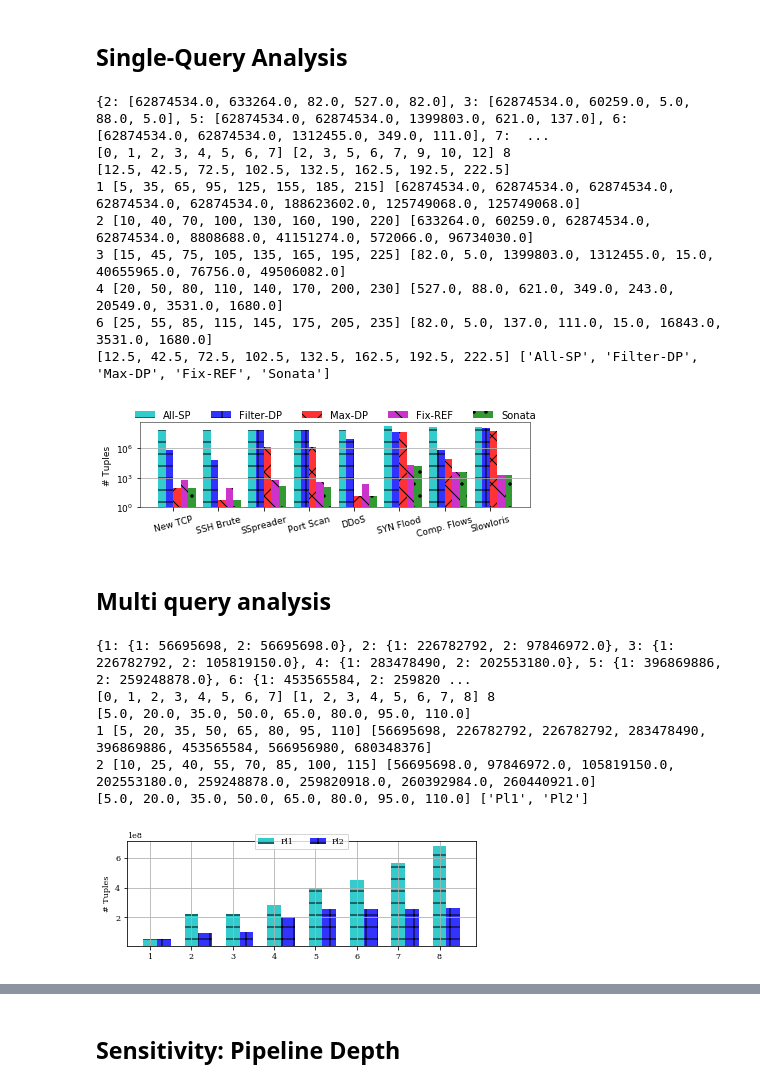
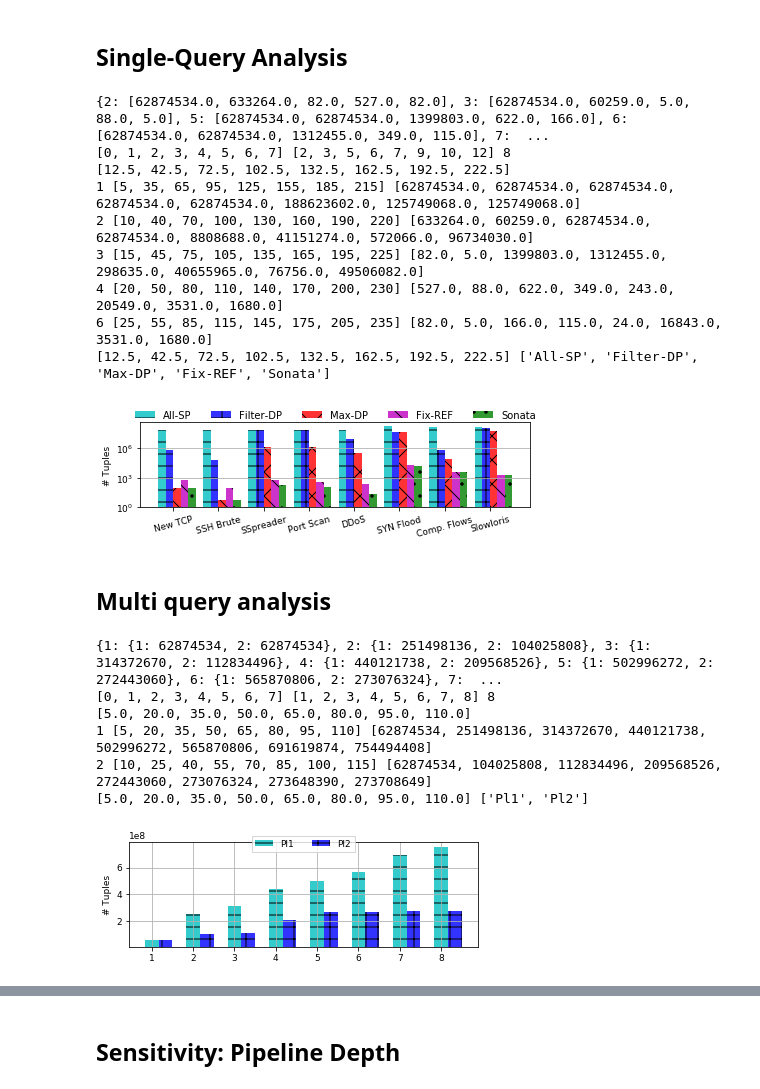
Before and after one commit to agupta13/SONATA-DEV, a Jupyter notebook: analysis/performance_eval/plot_results/plot_results.ipynb, the cells around one changed output, grey strips where cells are left out. Cells and saved outputs as stored; diff of their text form; code cells hidden in the pictures.

```diff
--- a/analysis/performance_eval/plot_results/plot_results.ipynb
+++ b/analysis/performance_eval/plot_results/plot_results.ipynb
@@ -313,6 +313,25 @@ bits_max_register = 0.75 * bits_max_stage
 M = 2048
 """
 
+data = {
+        2: {1: [62874534], 2: [633264], 3: [82], 4: [527], 6: [82]},
+        3: {1: [62874534], 2: [60259], 3: [5], 4: [88], 6: [5]},
+        5: {1: [62874534], 2: [62874534], 3: [1399803], 4: [622], 6: [166]},
+        6: {1: [62874534], 2: [62874534], 3: [1312455], 4: [349], 6: [115]},
+        7: {1: [62874534], 2: [8808688], 3: [298635], 4: [243], 6: [24]},
+        9: {1: [188623602], 2: [41151274], 3: [40655965], 4: [20549], 6: [16843]},
+        10: {1: [125749068], 2: [572066], 3: [76756], 4: [3531], 6: [3531]},
+        12: {1: [125749068], 2: [96734030], 3: [49506082], 4: [1680], 6: [1680]}
+    }
+"""
+sigma_max = 16
+width_max = 4
+bits_max_stage = 8 * 1000000
+bits_max_register = 0.5 * bits_max_stage
+M = 2048
+ref_levels = [0, 4, 8, 12, 16, 20, 24, 28, 32]
+"""
+
 matplotlib.rcParams['font.size']= 9
 
 apps = [2,3,5,6,7, 9, 10, 12]
@@ -389,16 +408,16 @@ def draw_plots(data, modes, modes_2_labels):
 plot_data = get_plot_data(data)
 draw_plots(plot_data, modes, modes_2_labels)
 # %% [output]
-{2: [62874534.0, 633264.0, 82.0, 527.0, 82.0], 3: [62874534.0, 60259.0, 5.0, 88.0, 5.0], 5: [62874534.0, 62874534.0, 1399803.0, 621.0, 137.0], 6: [62874534.0, 62874534.0, 1312455.0, 349.0, 111.0], 7:  ...
+{2: [62874534.0, 633264.0, 82.0, 527.0, 82.0], 3: [62874534.0, 60259.0, 5.0, 88.0, 5.0], 5: [62874534.0, 62874534.0, 1399803.0, 622.0, 166.0], 6: [62874534.0, 62874534.0, 1312455.0, 349.0, 115.0], 7:  ...
 [0, 1, 2, 3, 4, 5, 6, 7] [2, 3, 5, 6, 7, 9, 10, 12] 8
 [12.5, 42.5, 72.5, 102.5, 132.5, 162.5, 192.5, 222.5]
 1 [5, 35, 65, 95, 125, 155, 185, 215] [62874534.0, 62874534.0, 62874534.0, 62874534.0, 62874534.0, 188623602.0, 125749068.0, 125749068.0]
 2 [10, 40, 70, 100, 130, 160, 190, 220] [633264.0, 60259.0, 62874534.0, 62874534.0, 8808688.0, 41151274.0, 572066.0, 96734030.0]
-3 [15, 45, 75, 105, 135, 165, 195, 225] [82.0, 5.0, 1399803.0, 1312455.0, 15.0, 40655965.0, 76756.0, 49506082.0]
-4 [20, 50, 80, 110, 140, 170, 200, 230] [527.0, 88.0, 621.0, 349.0, 243.0, 20549.0, 3531.0, 1680.0]
-6 [25, 55, 85, 115, 145, 175, 205, 235] [82.0, 5.0, 137.0, 111.0, 15.0, 16843.0, 3531.0, 1680.0]
+3 [15, 45, 75, 105, 135, 165, 195, 225] [82.0, 5.0, 1399803.0, 1312455.0, 298635.0, 40655965.0, 76756.0, 49506082.0]
+4 [20, 50, 80, 110, 140, 170, 200, 230] [527.0, 88.0, 622.0, 349.0, 243.0, 20549.0, 3531.0, 1680.0]
+6 [25, 55, 85, 115, 145, 175, 205, 235] [82.0, 5.0, 166.0, 115.0, 24.0, 16843.0, 3531.0, 1680.0]
 [12.5, 42.5, 72.5, 102.5, 132.5, 162.5, 192.5, 222.5] ['All-SP', 'Filter-DP', 'Max-DP', 'Fix-REF', 'Sonata']
-[figure, old version]
+[figure, new version]
 # %% [markdown]
 ## Multi query analysis
 # %%
@@ -413,6 +432,15 @@ data = {1: {0: {1: 56695698, 2: 56695698.0, 3: 1318314.0, 4: 69561.0, 6: 69547.0
         8: {0: {1: 12*56695698, 2: 260440921.0, 3: 93145989.0, 4: 361048436.0, 6: 3281211.0}}
        }
 
+data = {1: {0: {1: [62874534], 2: [62874534], 3: [1399803], 4: [622], 6: [166]}},
+        2: {0: {1: [251498136], 2: [104025808], 3: [42055768], 4: [21171], 6: [17009]}},
+        3: {0: {1: [314372670], 2: [112834496], 3: [42354403], 4: [78621], 6: [17033]}},
+        4: {0: {1: [440121738], 2: [209568526], 3: [91860485], 4: [50556536], 6: [18956]}},
+        5: {0: {1: [502996272], 2: [272443060], 3: [93172940], 4: [182418649], 6: [19164]}},
+        6: {0: {1: [565870806], 2: [273076324], 3: [93173022], 4: [238066263], 6: [20046]}},
+        7: {0: {1: [691619874], 2: [273648390], 3: [93249778], 4: [354153093], 6: [30623]}},
+        8: {0: {1: [754494408], 2: [273708649], 3: [93249784], 4: [460873359], 6: [50598]}}
+       }
 modes = [1,2,3,4,6]
 modes = [1,2]
 modes_2_labels = {1: "Pl1", 2: "Pl2", 3: "Pl3", 4: "Pl4", 6: "Sonata"}
@@ -427,7 +455,7 @@ def get_plot_data(data, modes):
     for x_lab in x_labs:
         out[x_lab] = {}
         for mode in modes:
-            out[x_lab][mode]= data[x_lab][0][mode]
+            out[x_lab][mode]= data[x_lab][0][mode][0]
     return out
 
 
@@ -456,37 +484,37 @@ def draw_plots(data, modes, modes_2_labels):
         print mode, x, y
         ax.bar(x, y, bar_width, alpha=0.8, color=color_n[mode], hatch = hatches[mode],label=modes_2_labels[mode])
 
         ctr += 1
 
 #     plt.xlabel('# Applications')
     plt.ylabel('# Tuples')
 
     print ticks, [modes_2_labels[mode] for mode in modes]
     plt.xticks(ticks, n_queries, rotation=0)
     ax.grid(True)
     #ax.set_xlim(xmax=5.25)
 #     ax.set_yscale("log", nonposy='clip')
     ax.set_ylim(ymin=10000000)
     ax.legend(loc='upper center', bbox_to_anchor=(0.5, 1.1),
               ncol=5, fancybox=False, shadow=False)
     fname = "/Users/arpit/Documents/nsdi18/writing/figures/multi_query_analysis.eps"
 #     plt.tight_layout()
     plot_name = fname
     pl.savefig(plot_name)
     plt.show()
     pass
 
 plot_data = get_plot_data(data, modes)
 print plot_data
 draw_plots(plot_data, modes, modes_2_labels)
 # %% [output]
-{1: {1: 56695698, 2: 56695698.0}, 2: {1: 226782792, 2: 97846972.0}, 3: {1: 226782792, 2: 105819150.0}, 4: {1: 283478490, 2: 202553180.0}, 5: {1: 396869886, 2: 259248878.0}, 6: {1: 453565584, 2: 259820 ...
+{1: {1: 62874534, 2: 62874534}, 2: {1: 251498136, 2: 104025808}, 3: {1: 314372670, 2: 112834496}, 4: {1: 440121738, 2: 209568526}, 5: {1: 502996272, 2: 272443060}, 6: {1: 565870806, 2: 273076324}, 7:  ...
 [0, 1, 2, 3, 4, 5, 6, 7] [1, 2, 3, 4, 5, 6, 7, 8] 8
 [5.0, 20.0, 35.0, 50.0, 65.0, 80.0, 95.0, 110.0]
-1 [5, 20, 35, 50, 65, 80, 95, 110] [56695698, 226782792, 226782792, 283478490, 396869886, 453565584, 566956980, 680348376]
-2 [10, 25, 40, 55, 70, 85, 100, 115] [56695698.0, 97846972.0, 105819150.0, 202553180.0, 259248878.0, 259820918.0, 260392984.0, 260440921.0]
+1 [5, 20, 35, 50, 65, 80, 95, 110] [62874534, 251498136, 314372670, 440121738, 502996272, 565870806, 691619874, 754494408]
+2 [10, 25, 40, 55, 70, 85, 100, 115] [62874534, 104025808, 112834496, 209568526, 272443060, 273076324, 273648390, 273708649]
 [5.0, 20.0, 35.0, 50.0, 65.0, 80.0, 95.0, 110.0] ['Pl1', 'Pl2']
-[figure, old version]
+[figure, new version]
 # %%
 # Multi query analysis
 data = {1: {0: {1: 56695698, 2: 56695698.0, 3: 1318314.0, 4: 69561.0, 6: 69547.0}},
```
Also changed, not shown: parts of 2 cells of this notebook, 2 other files.
